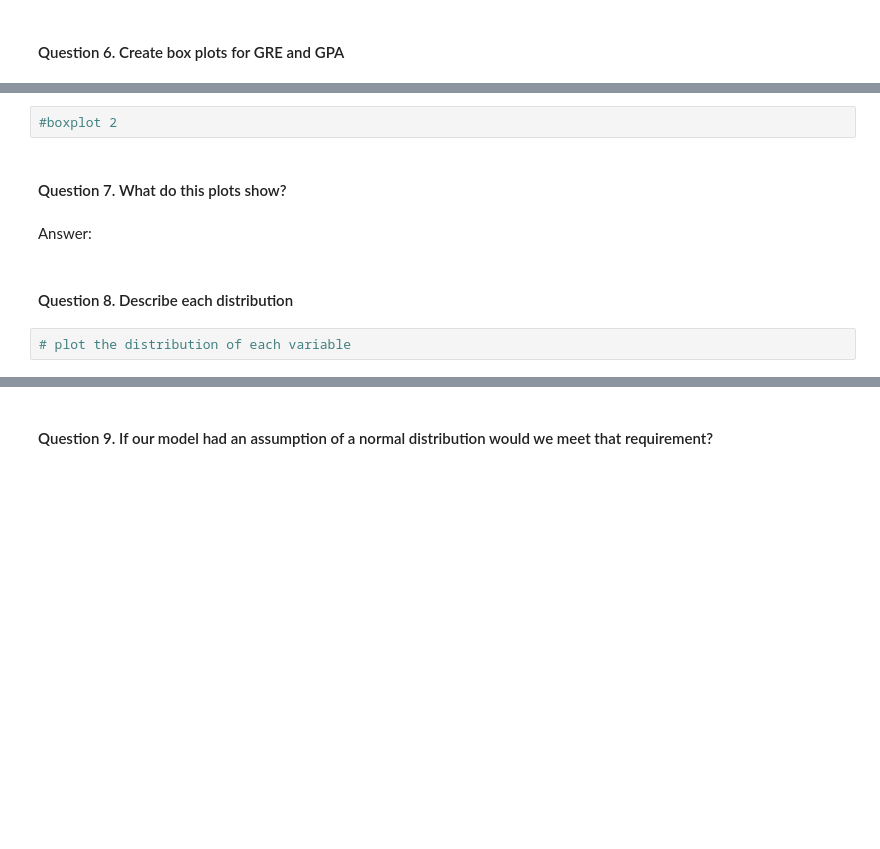
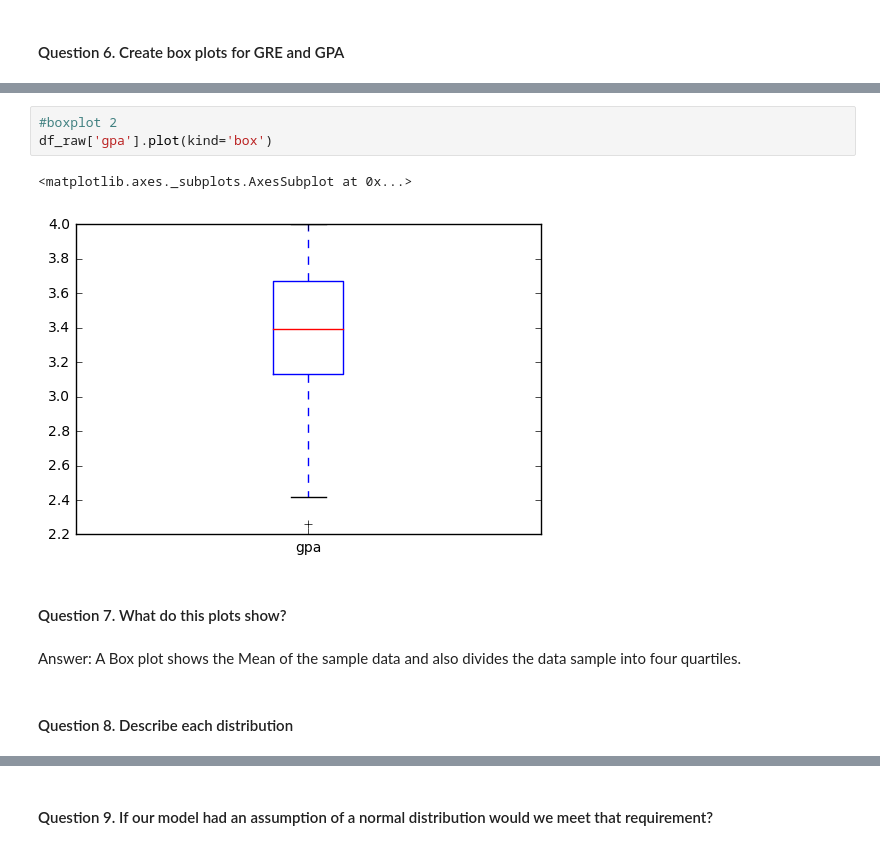
Before and after one commit to github4pp/ds-sf-29, a Jupyter notebook: projects/unit-projects/project-2/starter-code/project2-starter.ipynb, the cells around one changed output, grey strips where cells are left out. Drawn from its saved outputs; the diff is of its cells as text; blank space fills up the shorter version.

```diff
--- a/projects/unit-projects/project-2/starter-code/project2-starter.ipynb
+++ b/projects/unit-projects/project-2/starter-code/project2-starter.ipynb
@@ -61,10 +146,12 @@ Answer:
 # %%
 #boxplot 2
+df_raw['gpa'].plot(kind='box')
+# %% [output]
+<matplotlib.axes._subplots.AxesSubplot at 0x...>
+[figure, added]
 # %% [markdown]
 #### Question 7. What do this plots show?
-# %% [markdown]
-Answer:
+# %% [markdown]
+Answer: A Box plot shows the Mean of the sample data and also divides the data sample into four quartiles.
 # %% [markdown]
 #### Question 8. Describe each distribution
-# %%
-# plot the distribution of each variable
```
Also changed, not shown: parts of 28 cells of this notebook, 4 other files.
